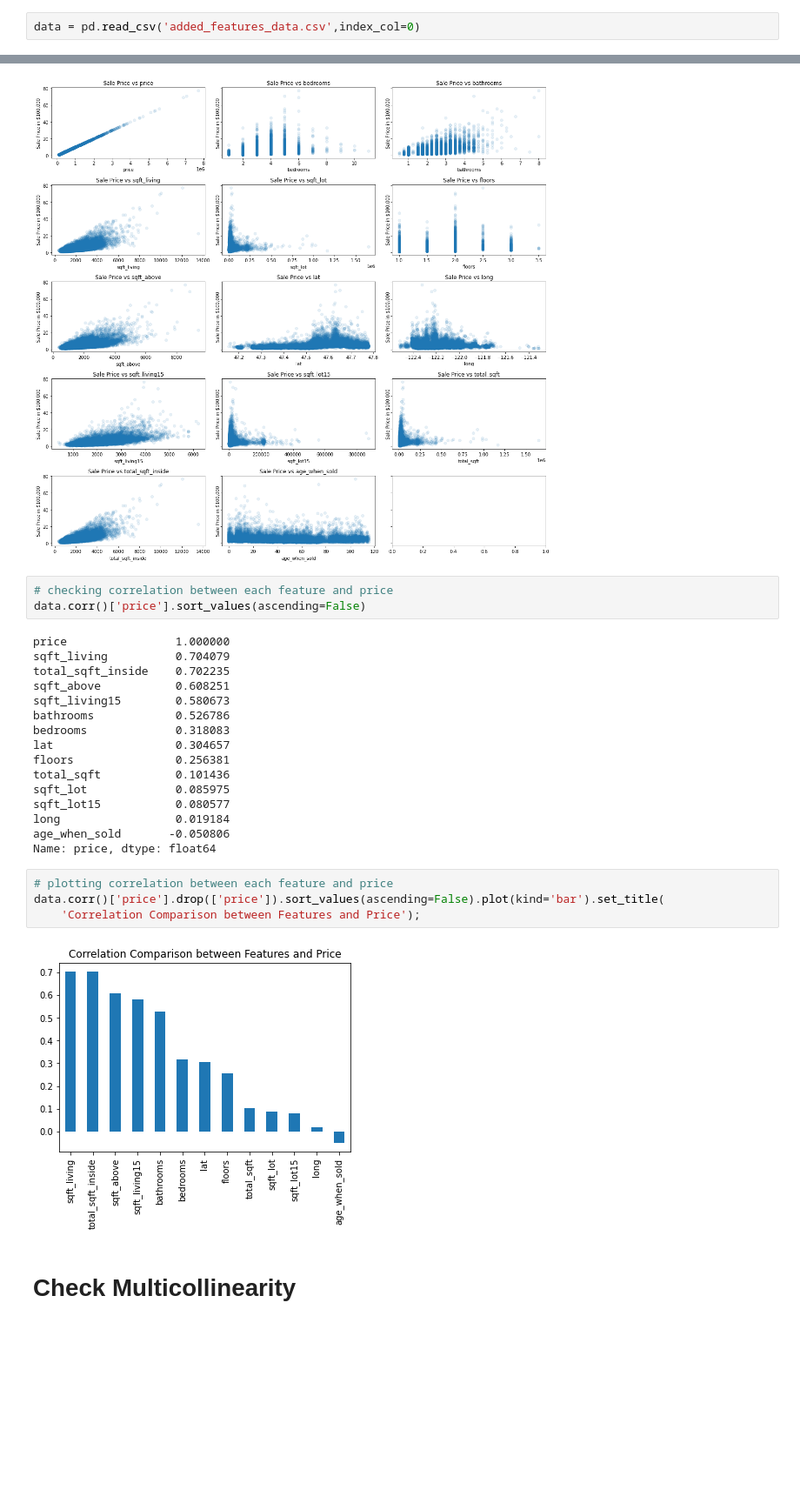
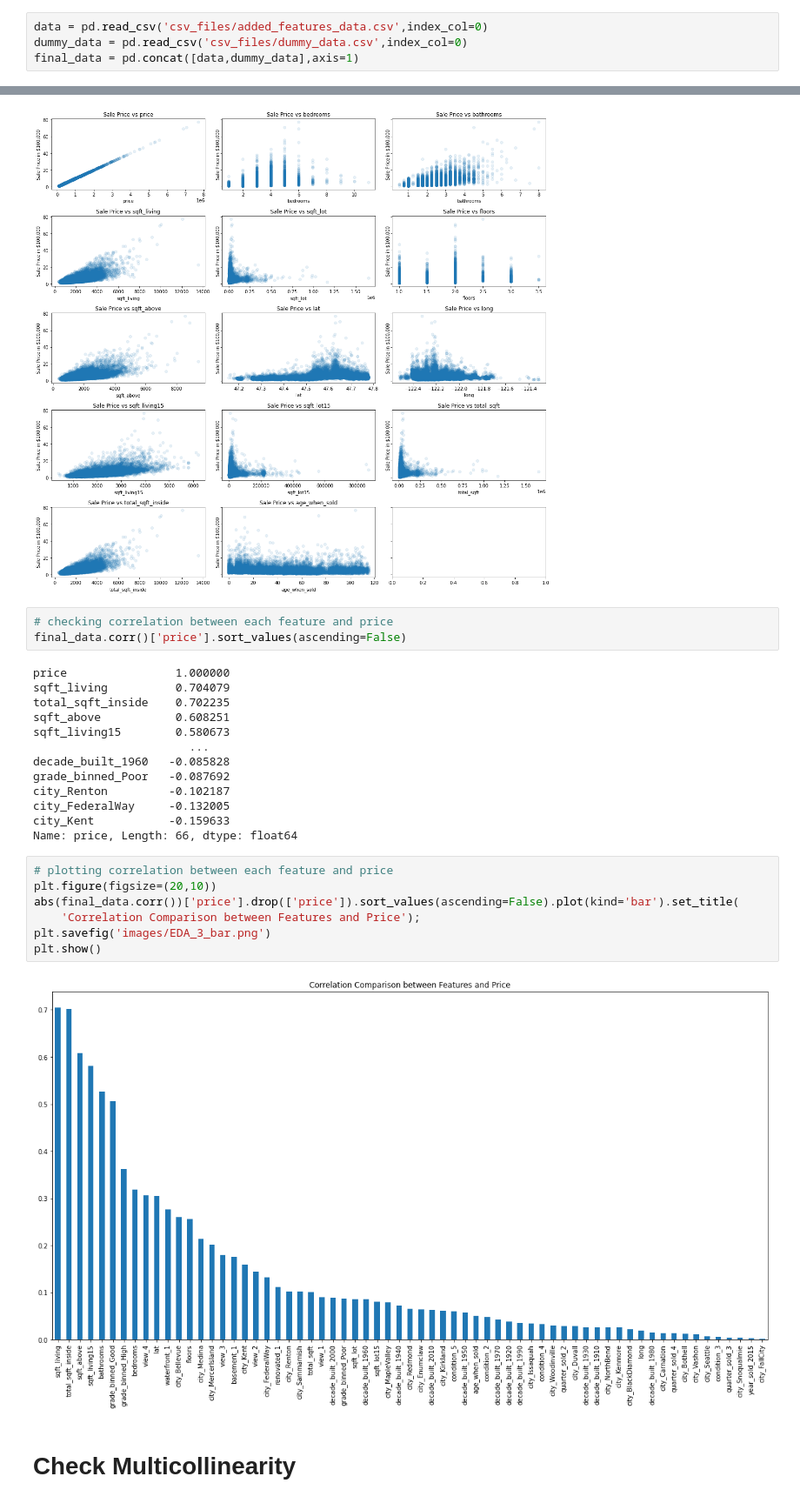
Before and after one commit to ttam37/dsc-mod-2-project-v2-1-onl01-dtsc-ft-052620, a Jupyter notebook: EDA Question 3.ipynb, the cells around one changed output, grey strips where cells are left out. Shown at 87% size. Saved outputs shown, nothing was run; the diff lists cells and outputs as text; blank space fills up the shorter version.

```diff
--- a/EDA Question 3.ipynb
+++ b/EDA Question 3.ipynb
@@ -12,4 +12,6 @@ warnings.filterwarnings('ignore')
 # %% [markdown]
 # 1. Import Cleaned Data
 # %%
-data = pd.read_csv('added_features_data.csv',index_col=0)
+data = pd.read_csv('csv_files/added_features_data.csv',index_col=0)
+dummy_data = pd.read_csv('csv_files/dummy_data.csv',index_col=0)
+final_data = pd.concat([data,dummy_data],axis=1)
@@ -52,29 +43,29 @@ fig.tight_layout()
 [figure]
 # %%
 # checking correlation between each feature and price
-data.corr()['price'].sort_values(ascending=False)
+final_data.corr()['price'].sort_values(ascending=False)
 # %% [output]
 price                1.000000
 sqft_living          0.704079
 total_sqft_inside    0.702235
 sqft_above           0.608251
 sqft_living15        0.580673
-bathrooms            0.526786
-bedrooms             0.318083
-lat                  0.304657
-floors               0.256381
-total_sqft           0.101436
-sqft_lot             0.085975
-sqft_lot15           0.080577
-long                 0.019184
-age_when_sold       -0.050806
-Name: price, dtype: float64
+                       ...
+decade_built_1960   -0.085828
+grade_binned_Poor   -0.087692
+city_Renton         -0.102187
+city_FederalWay     -0.132005
+city_Kent           -0.159633
+Name: price, Length: 66, dtype: float64
 # %%
 # plotting correlation between each feature and price
-data.corr()['price'].drop(['price']).sort_values(ascending=False).plot(kind='bar').set_title(
+plt.figure(figsize=(20,10))
+abs(final_data.corr())['price'].drop(['price']).sort_values(ascending=False).plot(kind='bar').set_title(
     'Correlation Comparison between Features and Price');
+plt.savefig('images/EDA_3_bar.png')
+plt.show()
 # %% [output]
-[figure, old version]
+[figure, new version]
 # %% [markdown]
 # Check Multicollinearity
 # %%
```
Also changed, not shown: parts of 8 cells of this notebook, 25 other files.
